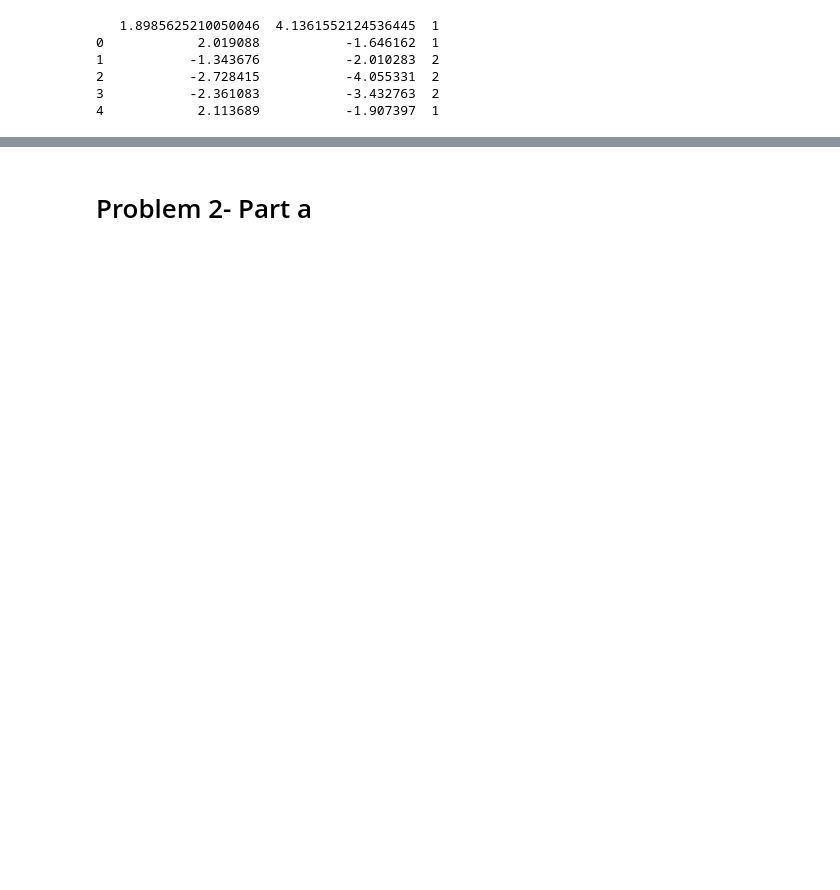
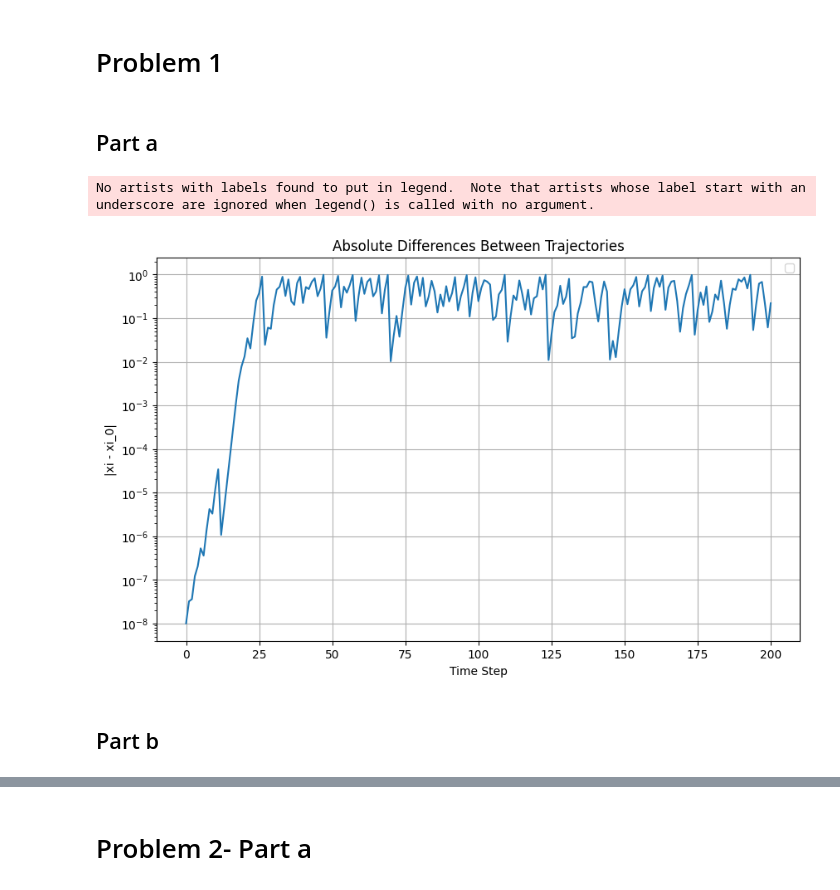
Before and after one commit to Amirsamandar/Statistical-Mech, a Jupyter notebook: P2S01.ipynb, the cells around one changed output, grey strips where cells are left out. Cells and saved outputs as stored; diff of their text form; code cells hidden in the pictures; blank space fills up the shorter version.

```diff
--- a/P2S01.ipynb
+++ b/P2S01.ipynb
@@ -4,17 +4,32 @@ from scipy.optimize import minimize
 import matplotlib.pyplot as plt
 import numpy as np
 from numpy import dot, cosh, tanh, log, exp
-
-# Replace 'your_file.csv' with the path to your CSV file
-df = pd.read_csv('mldata.csv')
-
-print(df.head())
-df_array = df.values
-df_array[:, 2] = df.iloc[:, 2]
-# %% [output]
-   1.8985625210050046  4.1361552124536445  1
-0            2.019088           -1.646162  1
-1           -1.343676           -2.010283  2
-2           -2.728415           -4.055331  2
-3           -2.361083           -3.432763  2
-4            2.113689           -1.907397  1
+# %% [markdown]
+# Problem 1
+# %% [markdown]
+## Part a
+# %%
+steps = 200
+x_1 = np.zeros(steps+1)
+x_1[0] = 0.1
+x_2 = np.zeros(steps+1)
+x_2[0] = 0.1 + 1e-8
+for i in range(steps):
+    x_1[i+1] = 4* x_1[i] * (1- x_1[i])
+    x_2[i+1] = 4* x_2[i] * (1- x_2[i])
+delta = np.abs(x_2 - x_1)
+
+plt.figure(figsize=(10, 6))
+plt.plot(np.arange(steps + 1), delta)
+plt.yscale('log')
+plt.xlabel('Time Step')
+plt.ylabel('|xi - xi_0|')
+plt.title('Absolute Differences Between Trajectories')
+plt.legend()
+plt.grid(True)
+plt.show()
+# %% [output]
+No artists with labels found to put in legend.  Note that artists whose label start with an underscore are ignored when legend() is called with no argument.
+[figure, added]
+# %% [markdown]
+## Part b
```
Also changed, not shown: parts of 13 cells of this notebook.
